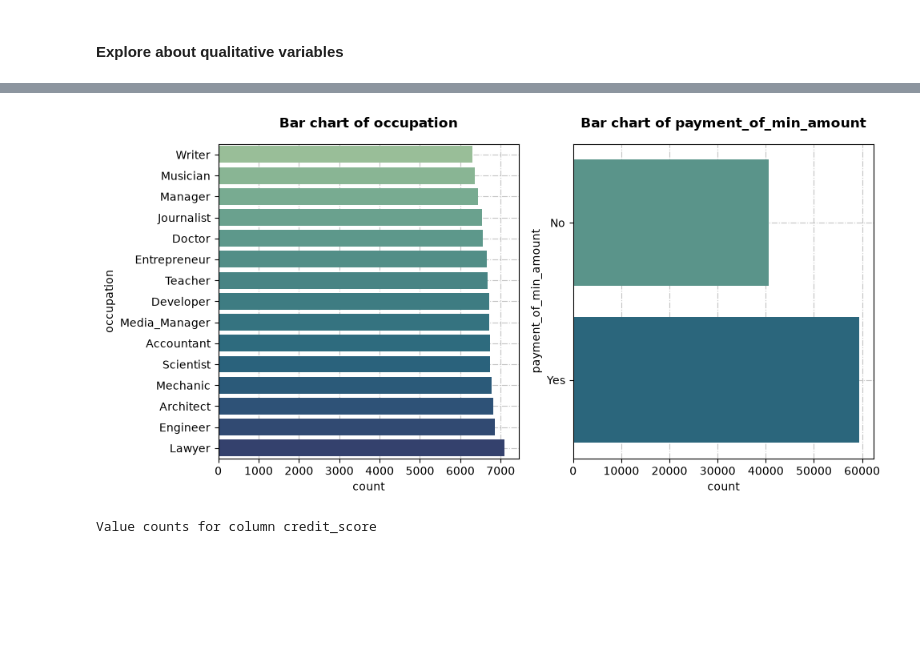
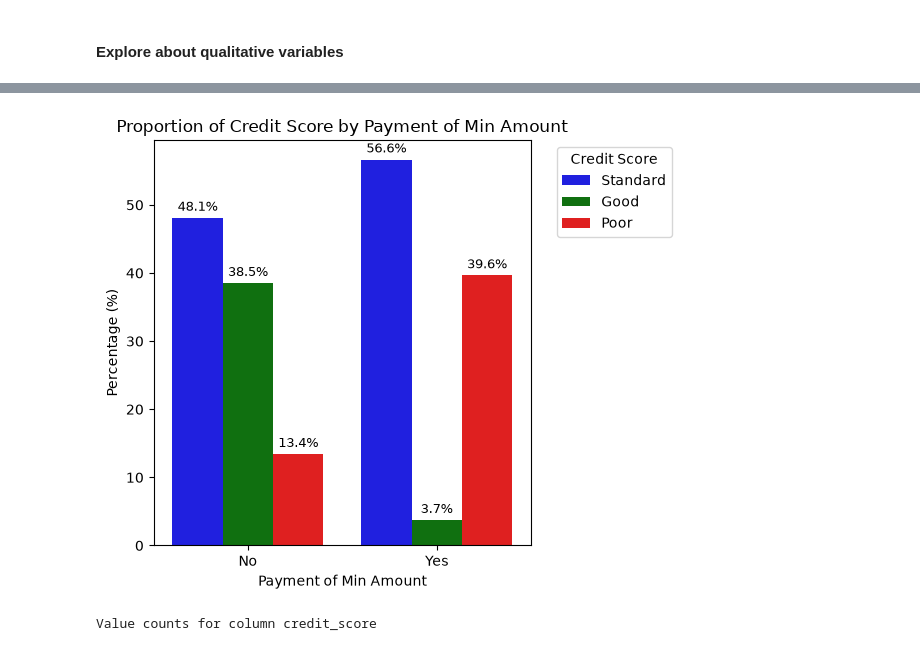
Before and after one commit to pewpy376/credit-score-classification, a Jupyter notebook: 01_eda.ipynb, the cells around one changed output, grey strips where cells are left out. Cells and saved outputs as stored; diff of their text form; code cells hidden in the pictures; blank space fills up the shorter version.

```diff
--- a/01_eda.ipynb
+++ b/01_eda.ipynb
@@ -88,20 +93,20 @@ Index(['customer_id', 'age', 'occupation', 'annual_income',
 # %%
-# Draw bar chart for: 'occupation','payment_of_min_amount'
-fig, axes = plt.subplots(1,2, figsize =(10,5))
-other_col = ['occupation','payment_of_min_amount']
+df_prop = df.groupby("payment_of_min_amount")['credit_score'].value_counts(normalize=True).rename('proportion').reset_index()
+df_prop['percentage'] = df_prop['proportion']*100
+plt.figure(figsize = (6,5))
+colors = {'Standard': 'Blue', 'Good': 'Green', 'Poor': 'Red'}
+ax = sns.barplot(data = df_prop, x = 'payment_of_min_amount', y = 'percentage', hue = 'credit_score', palette = colors)
+for container in ax.containers:
+      ax.bar_label(container, fmt="%.1f%%", padding=3, fontsize=9)
 
-
-for ax, col in  zip(axes,other_col):
-    other_col_count = df[col].value_counts().sort_values().reset_index()
-    sns.barplot(data = other_col_count, y = col, x = 'count', ax = ax, hue = col, palette = 'crest')
-    ax.grid(True, linestyle = '-.', alpha = 0.75)
-    ax.set_axisbelow(True)
-    ax.set_title(f'Bar chart of {col}', fontsize = 12, fontweight = 'bold', pad = 15)
-
+plt.title("Proportion of Credit Score by Payment of Min Amount")
+plt.xlabel("Payment of Min Amount")
+plt.ylabel("Percentage (%)")
+plt.legend(title = 'Credit Score', bbox_to_anchor = (1.05,1), loc = 'upper left')
 plt.tight_layout()
 plt.show()
 # %% [output]
-[figure, old version]
+[figure, new version]
 # %%
 # Add 2 more columns for payment_behaviour
 df['payment_level'] = 'default'
```
Also changed, not shown: parts of 12 cells of this notebook, 1 other file.
